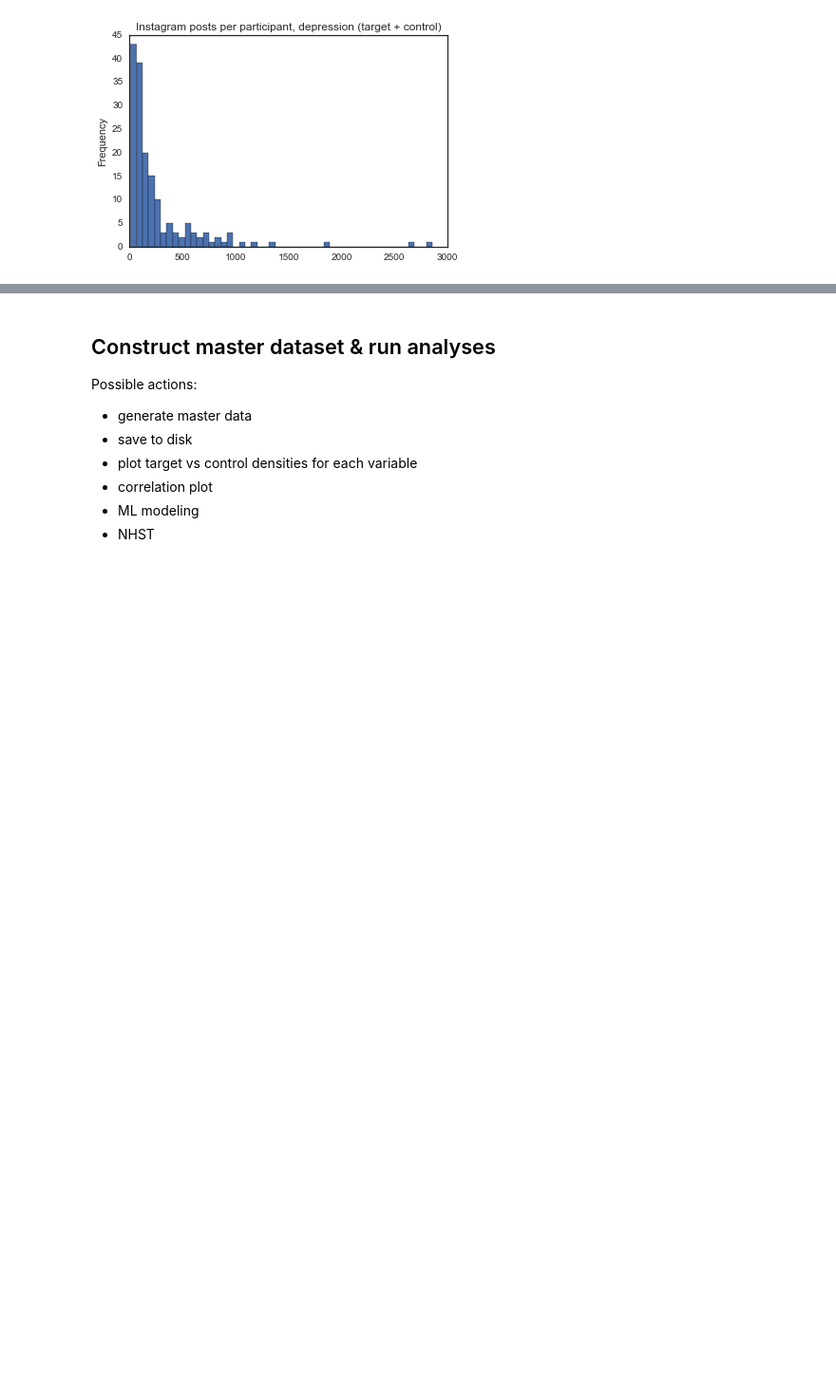
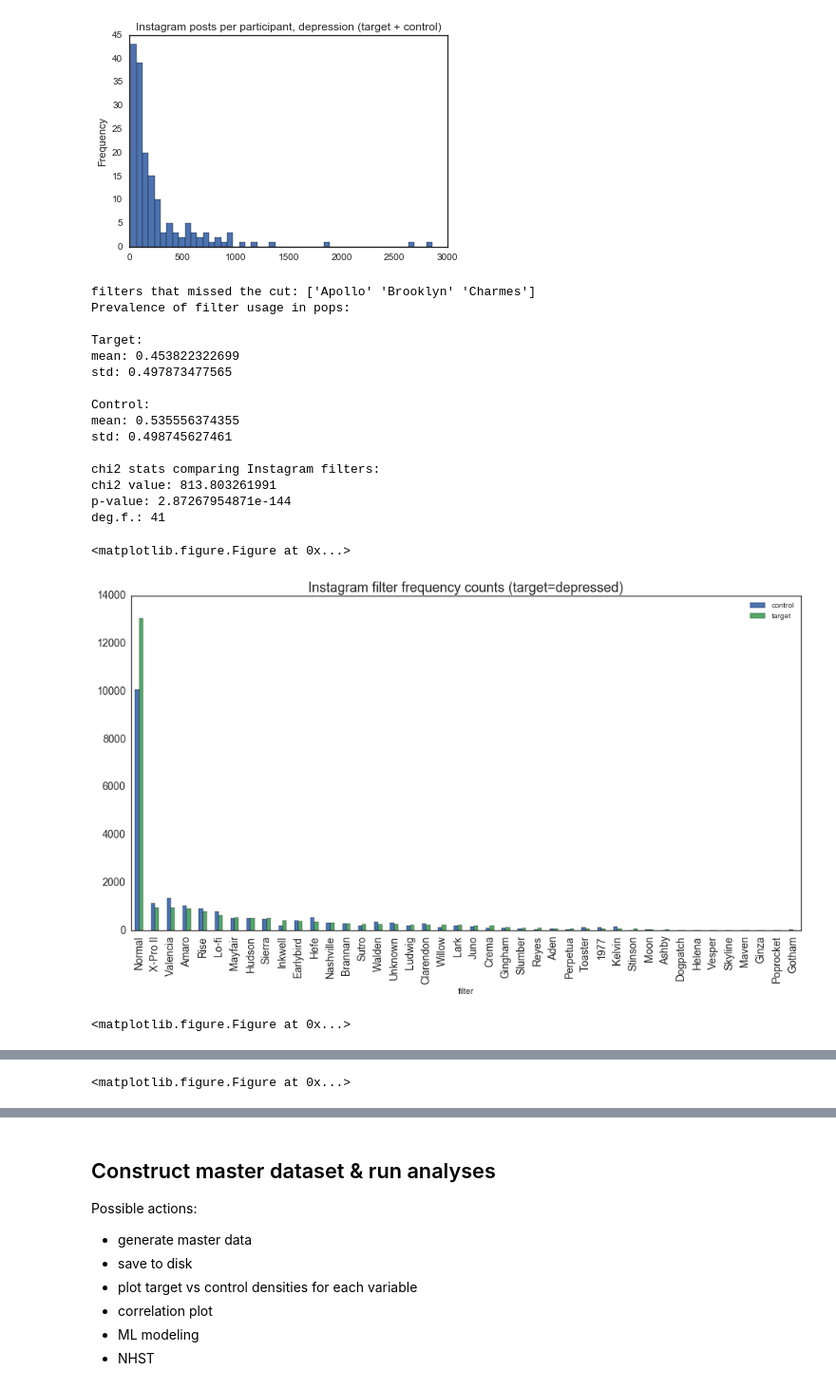
Before and after one commit to andrewreece/predicthealth, a Jupyter notebook: eda-instagram.ipynb, the cells around one changed output, grey strips where cells are left out. Shown at 95% size. Drawn from its saved outputs; the diff is of its cells as text; code cells hidden in the pictures; blank space fills up the shorter version.

```diff
--- a/eda-instagram.ipynb
+++ b/eda-instagram.ipynb
@@ -159,7 +159,26 @@ if additional_data and get_ratings_correlation:
 # %%
 if compare_ig_filters:
 
-    level = 'main'
+    level = 'before_diag'
     gb_type = 'created_date' # only relevant if level != 'main'
 
     compare_filters(data, conn, level, gb_type)
+# %% [output]
+filters that missed the cut: ['Apollo' 'Brooklyn' 'Charmes']
+Prevalence of filter usage in pops:
+
+Target:
+mean: 0.453822322699
+std: 0.497873477565
+
+Control:
+mean: 0.535556374355
+std: 0.498745627461
+
+chi2 stats comparing Instagram filters:
+chi2 value: 813.803261991
+p-value: 2.87267954871e-144
+deg.f.: 41
+<matplotlib.figure.Figure at 0x...>
+[figure, added]
+<matplotlib.figure.Figure at 0x...>
@@ -165,0 +186 @@ if compare_ig_filters:
+<matplotlib.figure.Figure at 0x...>
```
Also changed, not shown: parts of 8 cells of this notebook, 2 other files.
